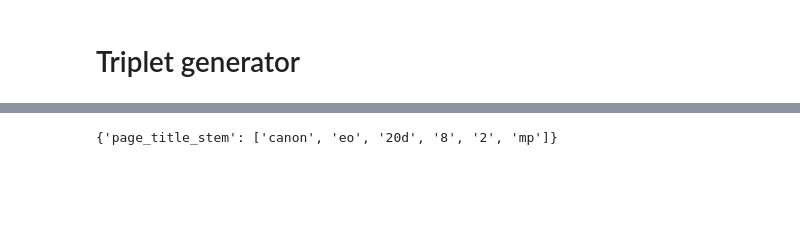
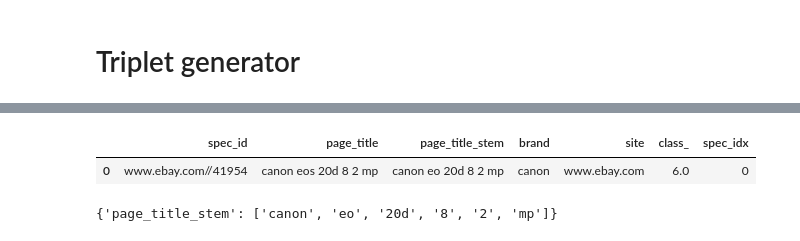
Before and after one commit to btseytlin/Sigmod-Competition, a Jupyter notebook: notebooks/triplet.ipynb, the cells around one changed output, grey strips where cells are left out. Cells and saved outputs as stored; diff of their text form; code cells hidden in the pictures; blank space fills up the shorter version.

```diff
--- a/notebooks/triplet.ipynb
+++ b/notebooks/triplet.ipynb
@@ -218,0 +231,6 @@ Wall time: 326 ms
+# %%
+train_labelled_df = pd.read_csv(os.path.join(INTERIM_PATH, TRAIN_PATH))
+train_labelled_df['spec_idx'] = range(len(train_labelled_df))
+
+train_class_lookup = train_labelled_df[~train_labelled_df.class_.isnull()].set_index('spec_idx').to_dict()['class_']
+train_spec_lookup = train_labelled_df.groupby(['class_'])['spec_idx'].agg(list).to_dict()
@@ -224,3 +267,8 @@ specs_df.head(1)
+# %%
+train_labelled_df.head(1)
+# %% [output]
+|  | spec_id | page_title | page_title_stem | brand | site | class_ | spec_idx |
+| 0 | www.ebay.com//41954 | canon eos 20d 8 2 mp | canon eo 20d 8 2 mp | canon | www.ebay.com | 6.0 | 0 |
 # %%
 train_dataset.examples[0].__dict__
 # %% [output]
```
Also changed, not shown: parts of 45 cells of this notebook, 1 other file.
